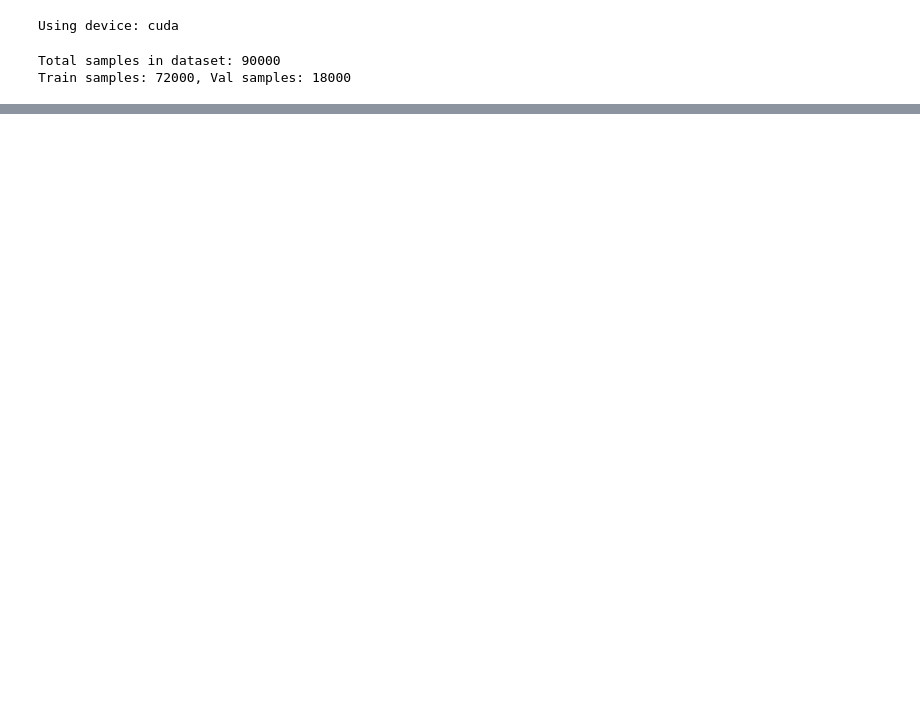
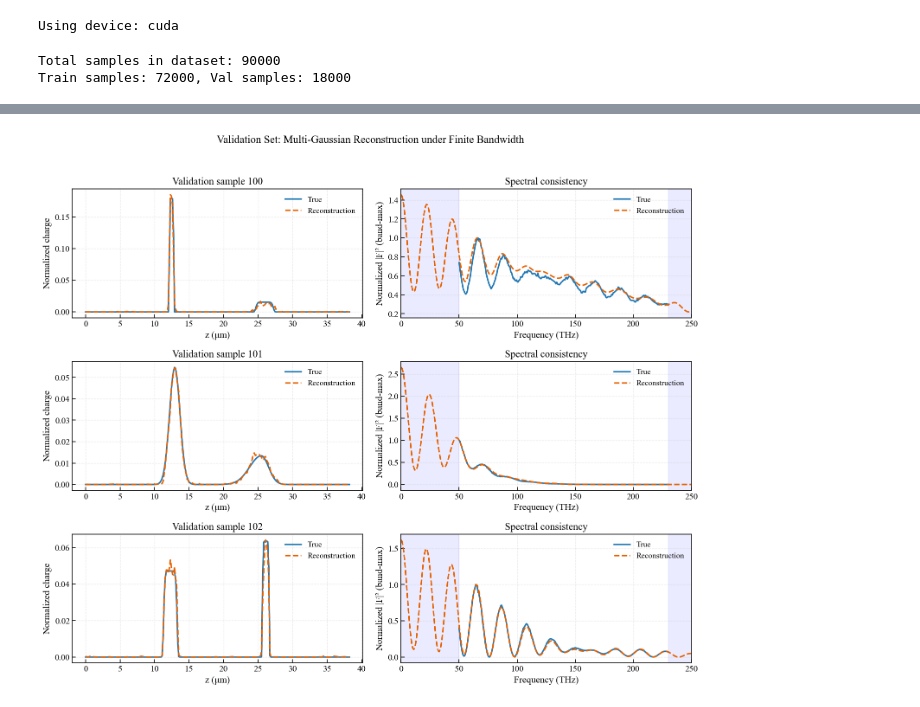
Before and after one commit to zewu-bi/Dilated_ResNet_phase_retrieval, a Jupyter notebook: 1D_Dilated_ResNet.ipynb, the cells around one changed output, grey strips where cells are left out. Cells and saved outputs as stored; diff of their text form; code cells hidden in the pictures; blank space fills up the shorter version.

```diff
--- a/1D_Dilated_ResNet.ipynb
+++ b/1D_Dilated_ResNet.ipynb
@@ -390,0 +168,66 @@ d:\23697\Desktop\Dilated_ResNet_phase_retrieval\src\quant_eval_plots.py
+# %%
+# Cell 9: validation-set representative figure (3×2)
+# ---- figure text stays editable here; src only prepares data / light plotting helpers ----
+
+val_vis_indices = [100, 101, 102]
+
+val_profile_titles = [f"Validation sample {idx}" for idx in val_vis_indices]
+val_spectrum_titles = ["Spectral consistency"] * len(val_vis_indices)
+
+val_cases = [
+    neu.prepare_validation_case(
+        model=model,
+        val_dataset=val_dataset,
+        idx=idx,
+        device=device,
+        dx_um=dx_um,
+        f_min=f_min,
+        f_max=f_max,
+        f_display_max=f_display_max,
+        pad_factor=pad_factor,
+        compute_form_factor=compute_form_factor,
+        k_to_THz=k_to_THz,
+    )
+    for idx in val_vis_indices
+]
+
+fig, axes = plt.subplots(len(val_cases), 2, figsize=(13, 11))
+fig.suptitle("Validation Set: Multi-Gaussian Reconstruction under Finite Bandwidth", fontsize=15)
+
+for row, case in enumerate(val_cases):
+    qep.plot_profile_pair(
+        axes[row, 0],
+        z_um=case["z_um"],
+        target=case["target"],
+        prediction=case["prediction"],
+        target_label="True",
+        prediction_label="Reconstruction",
+        prediction_color="#E66100",
+        xlabel="z (μm)",
+        ylabel="Normalized charge",
+        title=val_profile_titles[row],
+        legend_loc="upper right",
+    )
+    qep.plot_spectrum_pair(
+        axes[row, 1],
+        freq_meas=case["freq_meas"],
+        measured_band=case["measured_band"],
+        freq_full=case["freq_full"],
+        reconstructed_full=case["reconstructed_full"],
+        f_min=case["f_min"],
+        f_max=case["f_max"],
+        f_display_max=case["f_display_max"],
+        measured_label="True",
+        reconstructed_label="Reconstruction",
+        reconstructed_color="#E66100",
+        xlabel="Frequency (THz)",
+        ylabel="Normalized |F|² (band-max)",
+        title=val_spectrum_titles[row],
+        legend_loc="upper right",
+        normalize_mode="band-max",
+    )
+
+plt.tight_layout(rect=[0, 0, 1, 0.96])
+plt.show()
+# %% [output]
+[figure, added]
```
Also changed, not shown: parts of 15 cells of this notebook, 4 other files.
